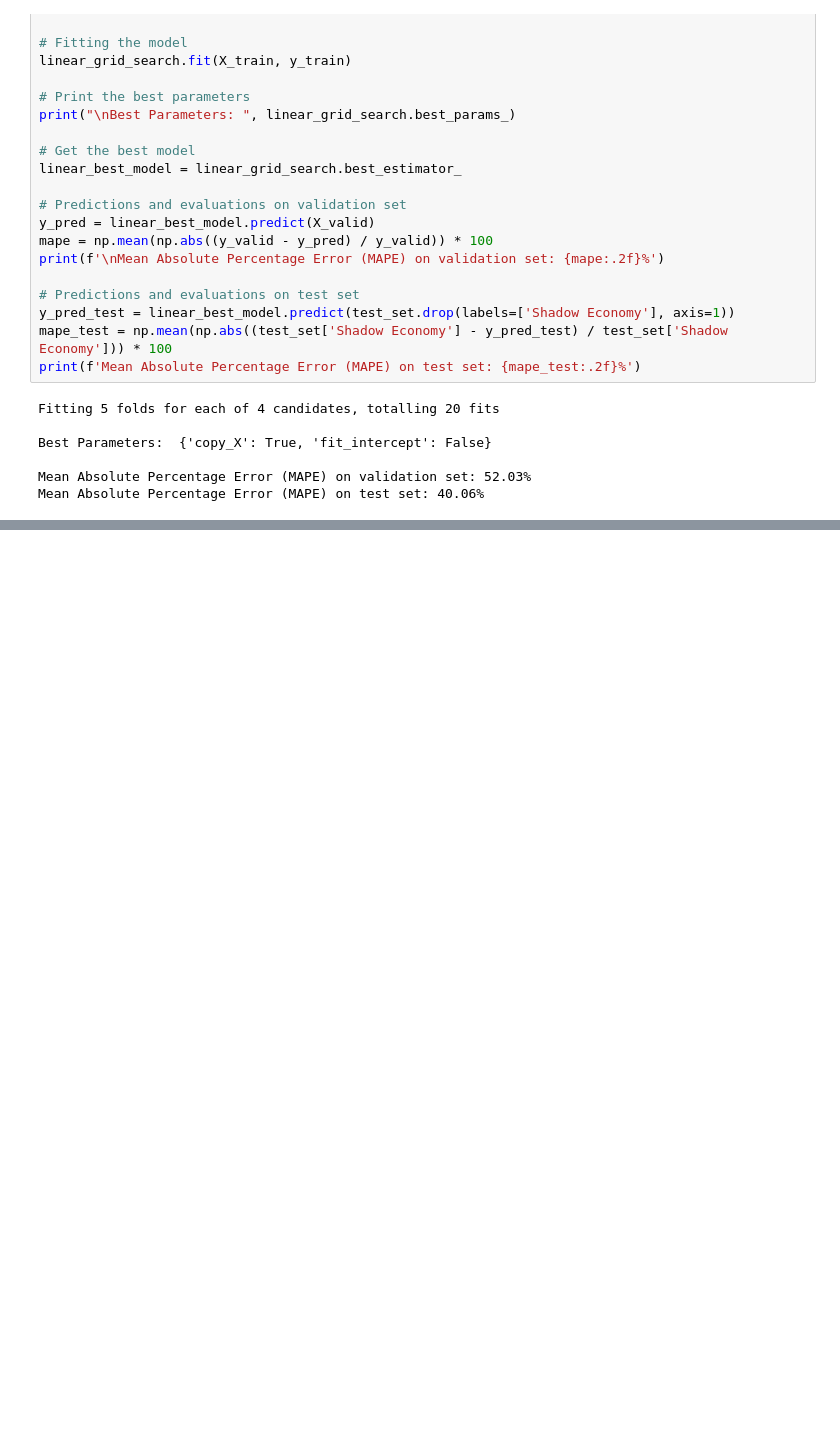
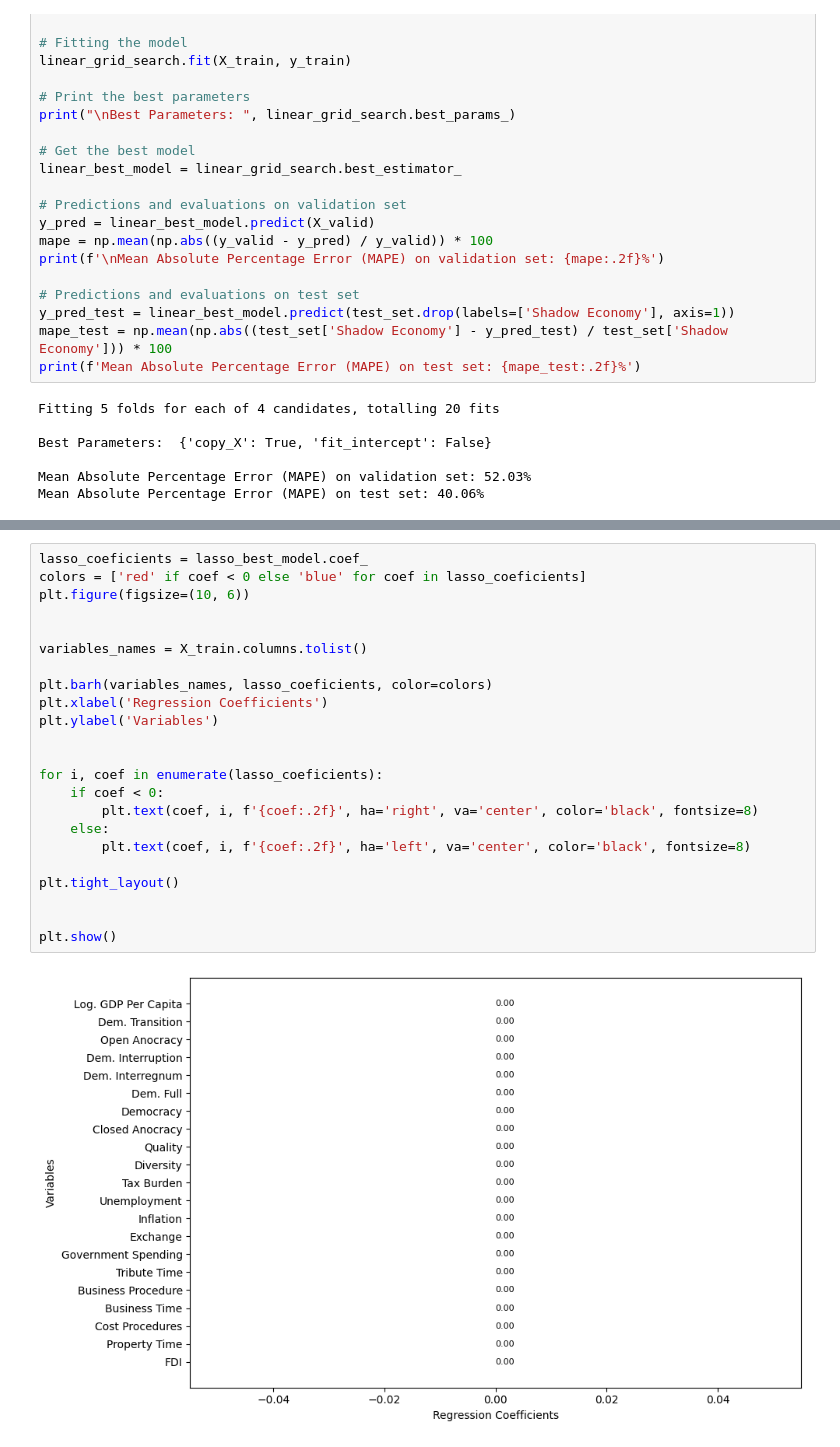
Before and after one commit to joaosilvafelix19/pred_se_ml, a Jupyter notebook: regressions.ipynb, the cells around one changed output, grey strips where cells are left out. Drawn from its saved outputs; the diff is of its cells as text; blank space fills up the shorter version.

```diff
--- a/regressions.ipynb
+++ b/regressions.ipynb
@@ -281,0 +352,25 @@ Mean Absolute Percentage Error (MAPE) on test set: 40.06%
+# %%
+lasso_coeficients = lasso_best_model.coef_
+colors = ['red' if coef < 0 else 'blue' for coef in lasso_coeficients]
+plt.figure(figsize=(10, 6))
+
+
+variables_names = X_train.columns.tolist()
+
+plt.barh(variables_names, lasso_coeficients, color=colors)
+plt.xlabel('Regression Coefficients')
+plt.ylabel('Variables')
+
+
+for i, coef in enumerate(lasso_coeficients):
+    if coef < 0:
+        plt.text(coef, i, f'{coef:.2f}', ha='right', va='center', color='black', fontsize=8)
+    else:
+        plt.text(coef, i, f'{coef:.2f}', ha='left', va='center', color='black', fontsize=8)
+
+plt.tight_layout()
+
+
+plt.show()
+# %% [output]
+[figure, added]
```
Also changed, not shown: parts of 4 cells of this notebook.
